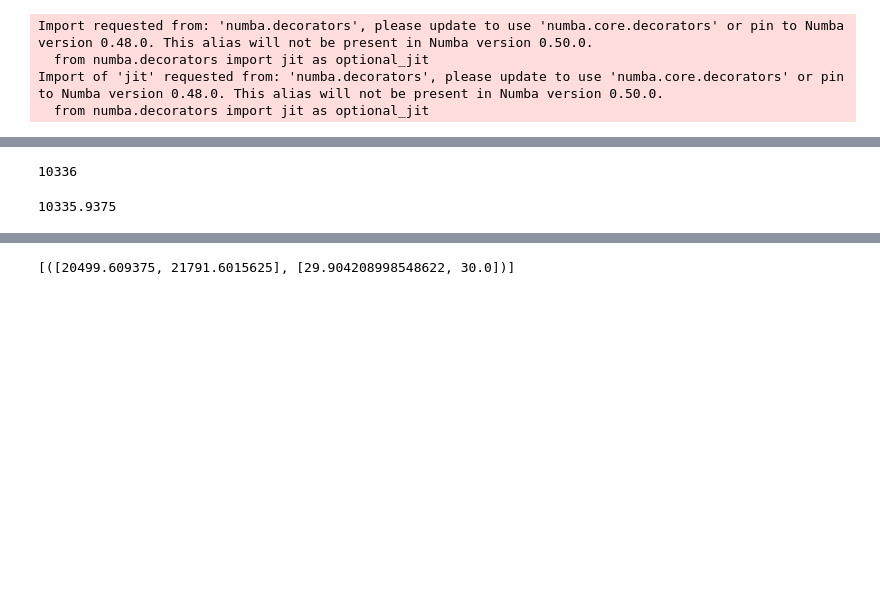
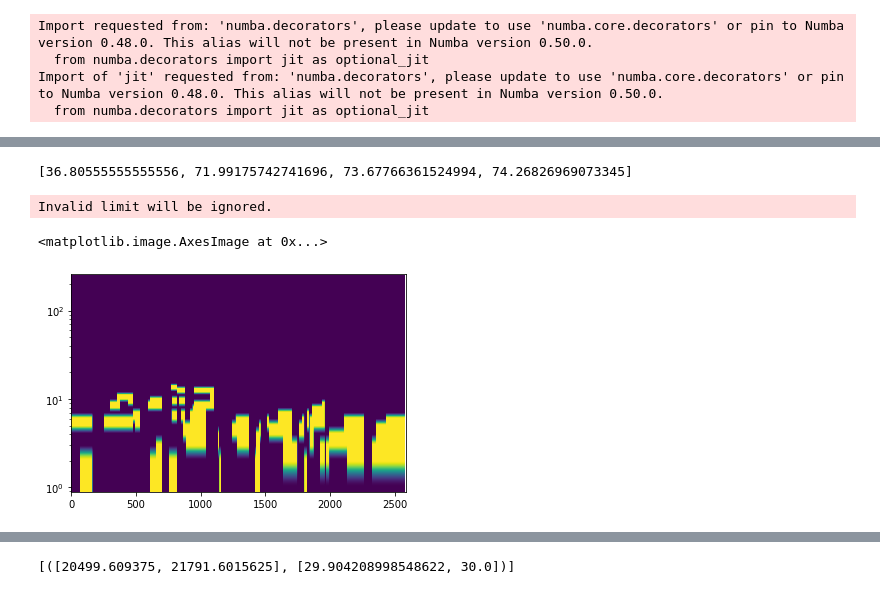
Before and after one commit to nicolasfigueiredo/integration, a Jupyter notebook: notebooks/cost-experiment/check_pct_refinement.ipynb, the cells around one changed output, grey strips where cells are left out. Saved outputs shown, nothing was run; the diff lists cells and outputs as text; code cells hidden in the pictures; blank space fills up the shorter version.

```diff
--- a/notebooks/cost-experiment/check_pct_refinement.ipynb
+++ b/notebooks/cost-experiment/check_pct_refinement.ipynb
@@ -101,8 +143,17 @@ get_pct_to_refine(midi_file, [200,200], timestamp, spec.shape[1])
-# %%
-spec.shape[1]
-# %% [output]
-10336
-# %%
-44100*30/128
-# %% [output]
-10335.9375
+# %%
+get_pct_to_refine_multilevel(midi_file, [[1600,1600], [800,800], [400,400],[200,200]], timestamp, spec.shape[1], y=y)
+# %% [output]
+[36.80555555555556, 71.99175742741696, 73.67766361524994, 74.26826969073345]
+# %%
+kernel = [800,800]
+midi = mido.MidiFile(midi_file)
+proll = midi_to_piano_roll_new(midi, timestamp)
+tfp = sound_event_to_tfp(proll, num_time_frames, n_fft=n_fft)
+proll_den = calc_map_aug2(sound_event_to_tfp(proll, num_time_frames, n_fft=n_fft), kernel, type='avg', n_fft=n_fft, hop_size=hop_size)
+# %%
+plt.yscale('log')
+plt.imshow(np.array(tfp > 0, dtype=int), origin='lower', aspect='auto')
+# %% [output]
+Invalid limit will be ignored.
+<matplotlib.image.AxesImage at 0x...>
+[figure, added]
```
Also changed, not shown: parts of 13 cells of this notebook, 12 other files.
